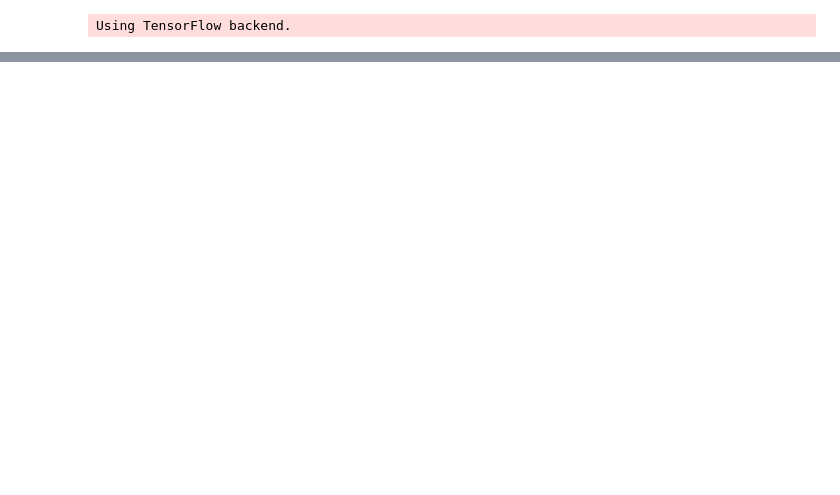
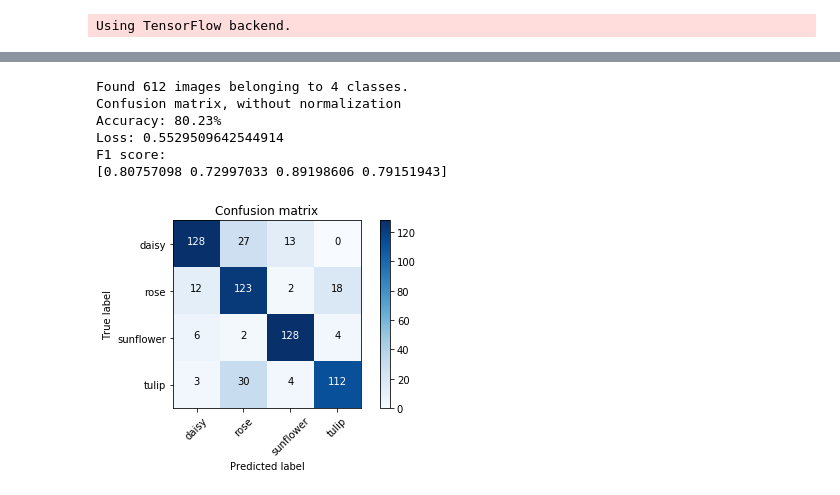
Before and after one commit to ZhichuanLi/CNN, a Jupyter notebook: Final Model.ipynb, the cells around one changed output, grey strips where cells are left out. Cells and saved outputs as stored; diff of their text form; code cells hidden in the pictures; blank space fills up the shorter version.

```diff
--- a/Final Model.ipynb
+++ b/Final Model.ipynb
@@ -186,3 +198,13 @@ Loss: 0.569588685305759
+# %%
+evaluate_model(model, 'dataset/validation')
+# %% [output]
+Found 612 images belonging to 4 classes.
+Confusion matrix, without normalization
+Accuracy: 80.23%
+Loss: 0.5529509642544914
+F1 score:
+[0.80757098 0.72997033 0.89198606 0.79151943]
+[figure, added]
 # %%
 from keras.preprocessing import image
 import numpy as np
```
Also changed, not shown: parts of 5 cells of this notebook, 1 other file.
